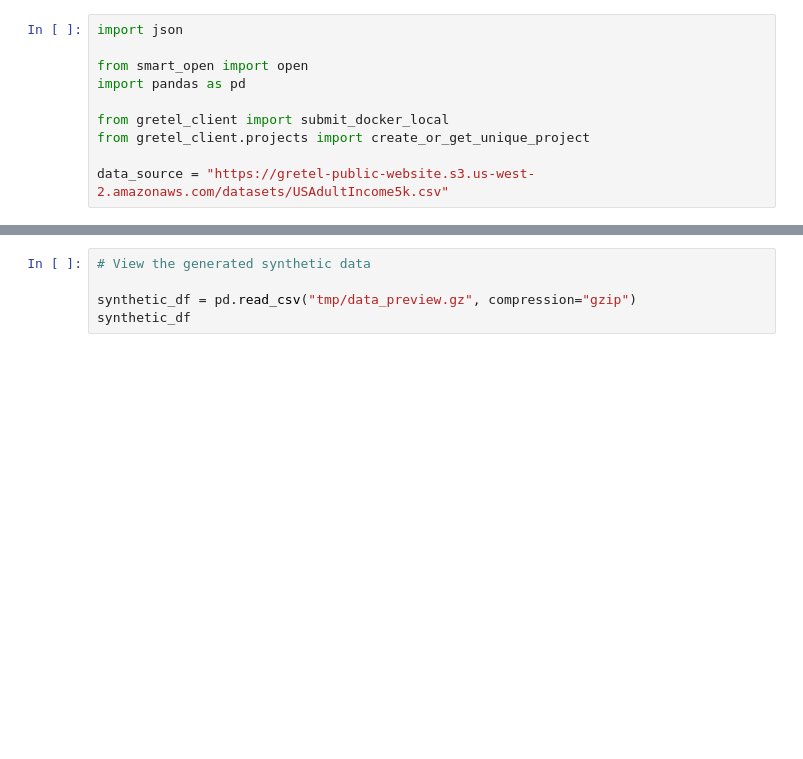
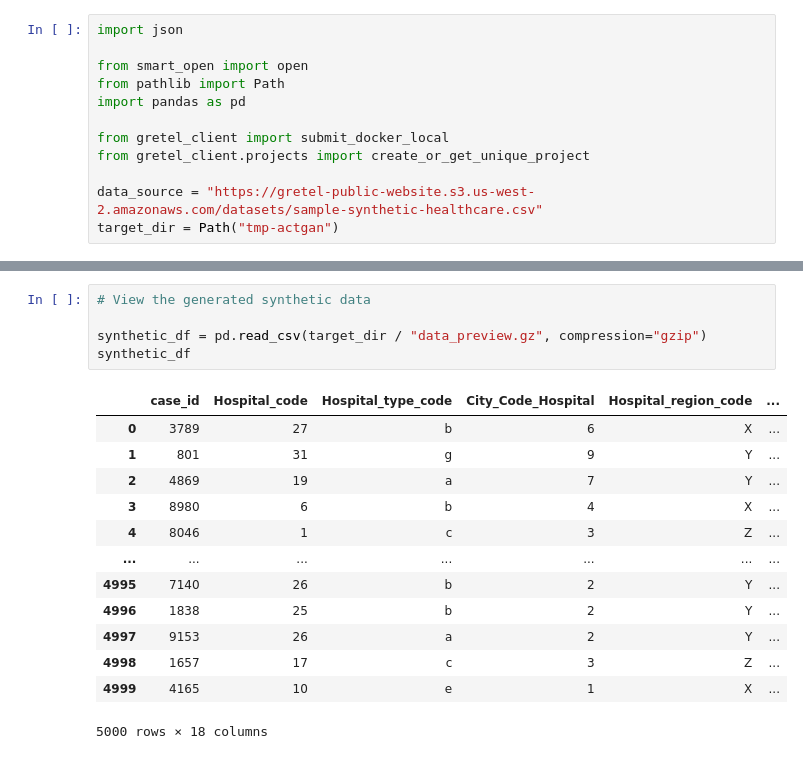
Before and after one commit to gretelai/gretel-blueprints, a Jupyter notebook: docs/notebooks/local_synthetics.ipynb, the cells around one changed output, grey strips where cells are left out. Drawn from its saved outputs; the diff is of its cells as text; blank space fills up the shorter version.

```diff
--- a/docs/notebooks/local_synthetics.ipynb
+++ b/docs/notebooks/local_synthetics.ipynb
@@ -17,12 +15,14 @@ Prerequisites:
 import json
 
 from smart_open import open
+from pathlib import Path
 import pandas as pd
 
 from gretel_client import submit_docker_local
 from gretel_client.projects import create_or_get_unique_project
 
-data_source = "https://gretel-public-website.s3.us-west-2.amazonaws.com/datasets/USAdultIncome5k.csv"
+data_source = "https://gretel-public-website.s3.us-west-2.amazonaws.com/datasets/sample-synthetic-healthcare.csv"
+target_dir = Path("tmp-actgan")
 # %%
 # Load and preview the DataFrame to train the synthetic model on.
 
@@ -48,8 +120,22 @@ run = submit_docker_local(model, output_dir="tmp/")
 # %%
 # View the generated synthetic data
 
-synthetic_df = pd.read_csv("tmp/data_preview.gz", compression="gzip")
+synthetic_df = pd.read_csv(target_dir / "data_preview.gz", compression="gzip")
 synthetic_df
+# %% [output]
+|  | case_id | Hospital_code | Hospital_type_code | City_Code_Hospital | Hospital_region_code | ... |
+| 0 | 3789 | 27 | b | 6 | X | ... |
+| 1 | 801 | 31 | g | 9 | Y | ... |
+| 2 | 4869 | 19 | a | 7 | Y | ... |
+| 3 | 8980 | 6 | b | 4 | X | ... |
+| 4 | 8046 | 1 | c | 3 | Z | ... |
+| ... | ... | ... | ... | ... | ... | ... |
+| 4995 | 7140 | 26 | b | 2 | Y | ... |
+| 4996 | 1838 | 25 | b | 2 | Y | ... |
+| 4997 | 9153 | 26 | a | 2 | Y | ... |
+| 4998 | 1657 | 17 | c | 3 | Z | ... |
+| 4999 | 4165 | 10 | e | 1 | X | ... |
+5000 rows × 18 columns
 # %%
 # View report that shows the statistical performance between the training and synthetic data
 
```
Also changed, not shown: parts of 8 cells of this notebook, 1 other file.
